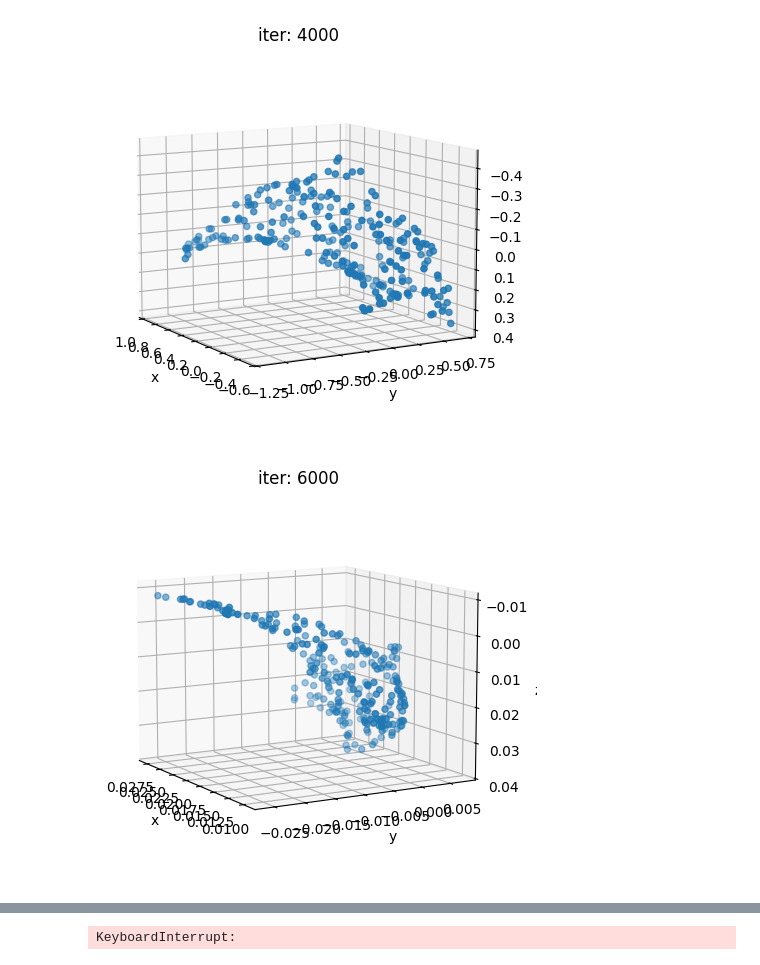
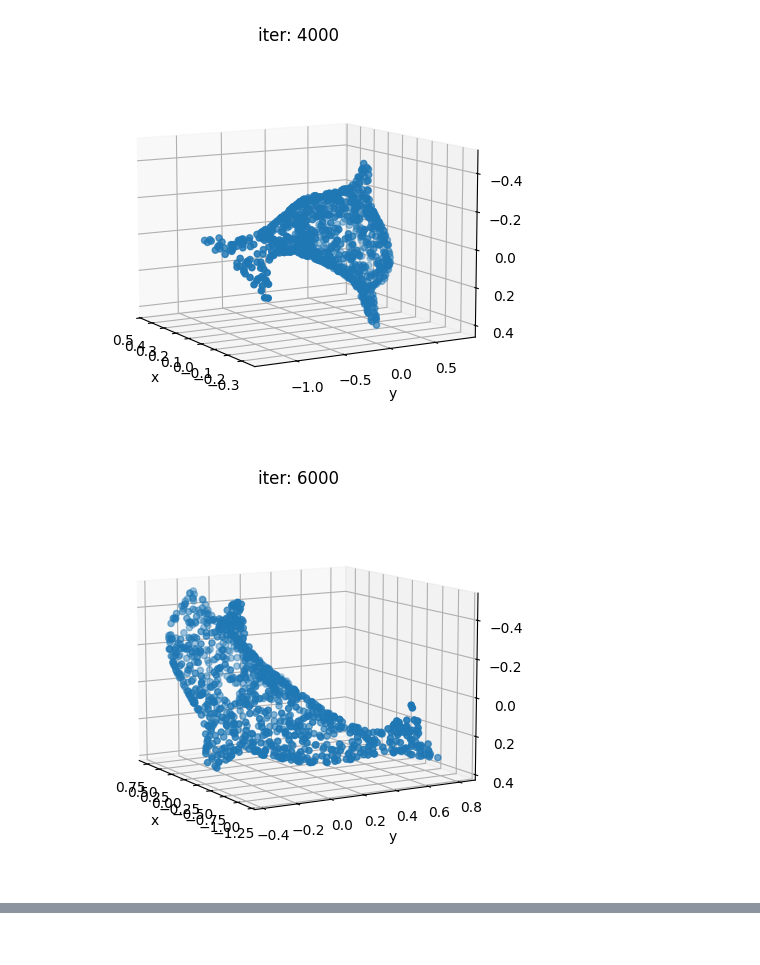
Before and after one commit to Guest400123064/meshae, a Jupyter notebook: notebooks/0-eda.ipynb, the cells around one changed output, grey strips where cells are left out. Saved outputs shown, nothing was run; the diff lists cells and outputs as text; code cells hidden in the pictures.

```diff
--- a/notebooks/0-eda.ipynb
+++ b/notebooks/0-eda.ipynb
@@ -92,3 +53,19 @@ optimizer = torch.optim.Adam(
+# %%
+model = MVOnlyGATrModel(
+    MVOnlyGATrConfig(
+        num_layers=2,
+        size_channels_in=2,
+        size_channels_hidden=16,
+        norm_channelwise_rescale=True,
+        attn_is_causal=False,
+    )
+)
+model = model.to(device)
+optimizer = torch.optim.Adam(
+    model.parameters(),
+    lr=3e-4,
+    weight_decay=1e-5,
+)
 # %%
 %matplotlib inline
 
@@ -98,25 +75,27 @@ losses = []
 loop = tqdm(range(10001))
 for i in loop:
     r = random_rotation(dtype=torch.float, device=device)
-    x = sample_points_from_meshes(trg_mesh, 256)
+    x = sample_points_from_meshes(trg_mesh, 1024)
     y = torch.einsum("bni, ji -> bnj", x.detach(), r) # * 2 + torch.ones_like(x) * 0.1
     # y = sample_points_from_meshes(trg_mesh, 1024)
 
-    x = embed_point(x)
-    x[0, 0] = embed_rotation(matrix_to_quaternion(r))
-    x = x.unsqueeze(-2)
-    p, _ = model(x, scalars=None)
-    p = extract_point(p).squeeze(-2)
-    # p = mlp(x)
+    x = point.encode_pga(x).unsqueeze(-2)
+    r = (
+        rotation.encode_pga(matrix_to_quaternion(r)[..., [1, 2, 3, 0]])
+        .reshape(1, 1, 1, 16)
+        .repeat((1, 1024, 1, 1))
+    )
+    # p, _ = model(torch.cat([x, r], dim=-2), scalars=None)
+    p = model(torch.cat([x, r], dim=-2))
+    p = point.decode_pga(p).squeeze(-2)
 
-    loss = criterion(p[:, 1:, :], y[:, 1:, :])
-    # loss, _ = chamfer_distance(p, y)
+    loss = criterion(p, y)
     losses.append(float(loss.detach().cpu()))
 
     loop.set_description('total_loss = %.6f' % loss)
     if i % 2000 == 0:
-        plot_pointcloud(p[:, 1:, :], title="iter: %d" % i)
-        plot_pointcloud(y[:, 1:, :], title="iter: %d" % i)
+        plot_pointcloud(p, title="iter: %d" % i)
+        plot_pointcloud(y, title="iter: %d" % i)
 
     loss.backward()
     optimizer.step()
@@ -130,2 +109,2 @@ for i in loop:
-[figure, old version]
+[figure, new version]
-[figure, old version]
+[figure, new version]
@@ -133 +111,0 @@ for i in loop:
-KeyboardInterrupt:
```
Also changed, not shown: parts of 4 cells of this notebook.
